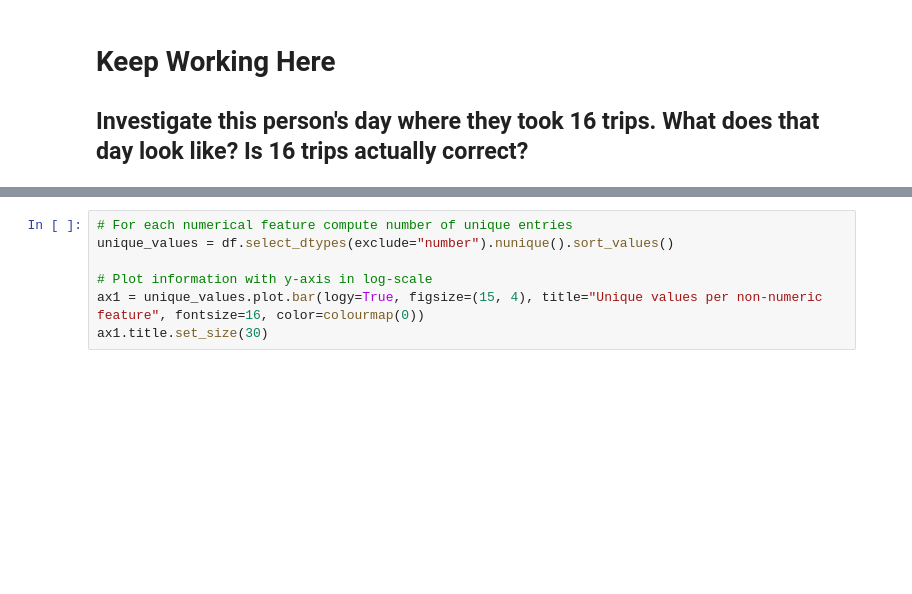
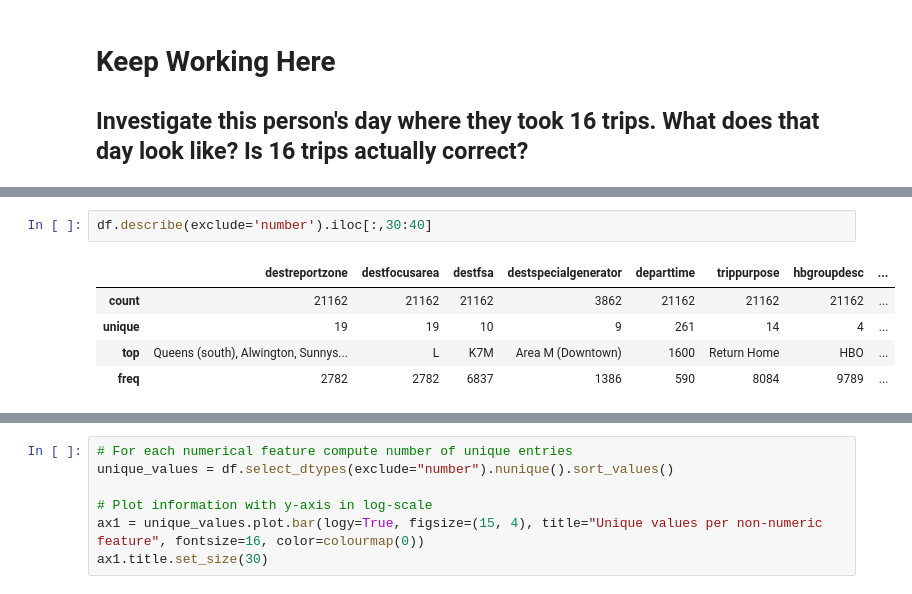
Before and after one commit to napking/kingston_travel_model, a Jupyter notebook: notebooks/Exploratory Data Analysis.ipynb, the cells around one changed output, grey strips where cells are left out. Cells and saved outputs as stored; diff of their text form; blank space fills up the shorter version.

```diff
--- a/notebooks/Exploratory Data Analysis.ipynb
+++ b/notebooks/Exploratory Data Analysis.ipynb
@@ -214,3 +219,11 @@ df.describe(exclude='number').iloc[:,20:30]
 | unique | 11 | 16 | 22 | 9 | 20 | 20 | 10 | ... |
 | top | Elementary School | Other location | 35100011 | Central | Queens (south), Alwington, Sunnys... | L | K7M | ... |
 | freq | 1378 | 8936 | 3433 | 11668 | 2807 | 2807 | 6977 | ... |
+# %%
+df.describe(exclude='number').iloc[:,30:40]
+# %% [output]
+|  | destreportzone | destfocusarea | destfsa | destspecialgenerator | departtime | trippurpose | hbgroupdesc | ... |
+| count | 21162 | 21162 | 21162 | 3862 | 21162 | 21162 | 21162 | ... |
+| unique | 19 | 19 | 10 | 9 | 261 | 14 | 4 | ... |
+| top | Queens (south), Alwington, Sunnys... | L | K7M | Area M (Downtown) | 1600 | Return Home | HBO | ... |
+| freq | 2782 | 2782 | 6837 | 1386 | 590 | 8084 | 9789 | ... |
```
Also changed, not shown: parts of 10 cells of this notebook.
